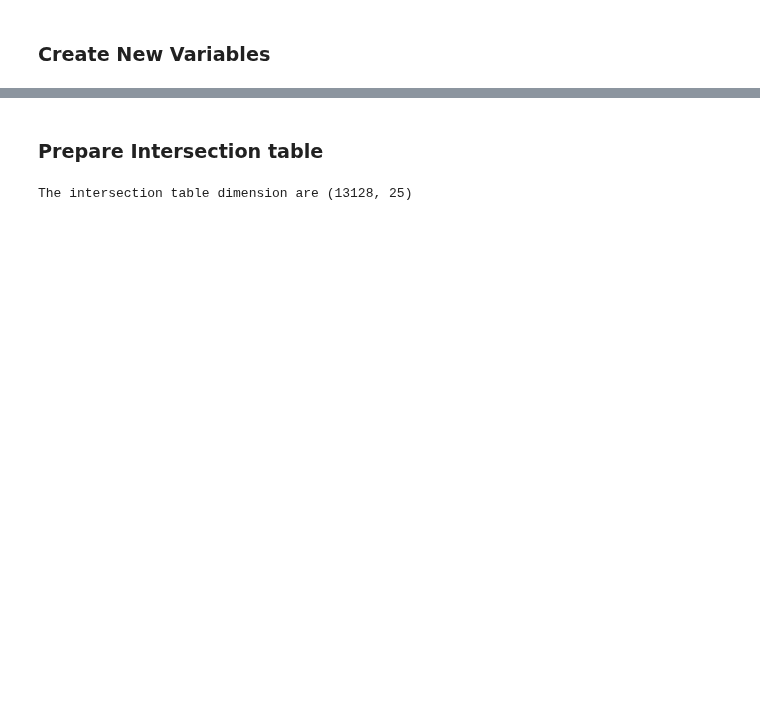
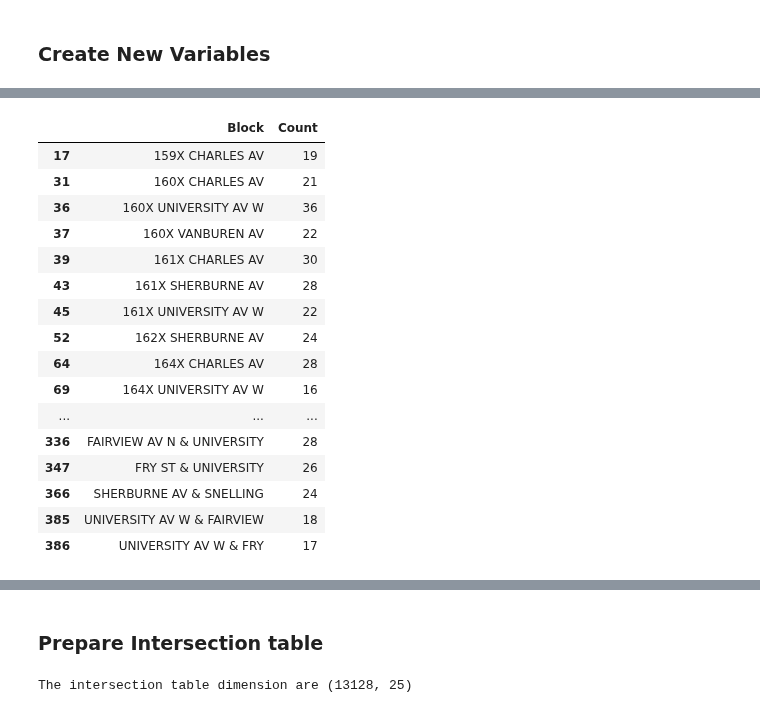
Before and after one commit to sustainabu/OpenData_Saint_Paul, a Jupyter notebook: _Frogtown Crime_Map/Crime_LoadData.ipynb, the cells around one changed output, grey strips where cells are left out. Saved outputs shown, nothing was run; the diff lists cells and outputs as text; code cells hidden in the pictures; blank space fills up the shorter version.

```diff
--- a/_Frogtown Crime_Map/Crime_LoadData.ipynb
+++ b/_Frogtown Crime_Map/Crime_LoadData.ipynb
@@ -70,3 +129,37 @@ WARNING:root:Requests made without an app_token will be subject to strict thrott
+# %%
+#Load Data
+df= pd.read_csv('Datasets/Crime_Incident_Report.csv')
+
+#rename columns
+cols= ['Case','Date','Time','Code','IncType','Incident','Grid','NNum','Neighborhood','Block','CallDispCode','CallDisposition', 'Count','ID']
+df.columns= cols
+
+#selection for Frogtown and nearby area
+df=df.query('Grid in [84]')
+#df['Block'].str.contains('SNELLING')
+df.query('Block in ["54X SNELLING AV N"]')
+
+p=['Block','Count']
+a=df[p].groupby(['Block']).sum().reset_index()
+a.query('Count>15')
+# %% [output]
+|  | Block | Count |
+| 17 | 159X CHARLES AV | 19 |
+| 31 | 160X CHARLES AV | 21 |
+| 36 | 160X UNIVERSITY AV W | 36 |
+| 37 | 160X VANBUREN AV | 22 |
+| 39 | 161X CHARLES AV | 30 |
+| 43 | 161X SHERBURNE AV | 28 |
+| 45 | 161X UNIVERSITY AV W | 22 |
+| 52 | 162X SHERBURNE AV | 24 |
+| 64 | 164X CHARLES AV | 28 |
+| 69 | 164X UNIVERSITY AV W | 16 |
+| ... | ... | ... |
+| 336 | FAIRVIEW AV N & UNIVERSITY | 28 |
+| 347 | FRY ST & UNIVERSITY | 26 |
+| 366 | SHERBURNE AV & SNELLING | 24 |
+| 385 | UNIVERSITY AV W & FAIRVIEW | 18 |
+| 386 | UNIVERSITY AV W & FRY | 17 |
 # %%
 #Add Time Variables
 df= df[df.Case != 18254093] #messed up time variable
```
Also changed, not shown: parts of 3 cells of this notebook, 10 other files.
